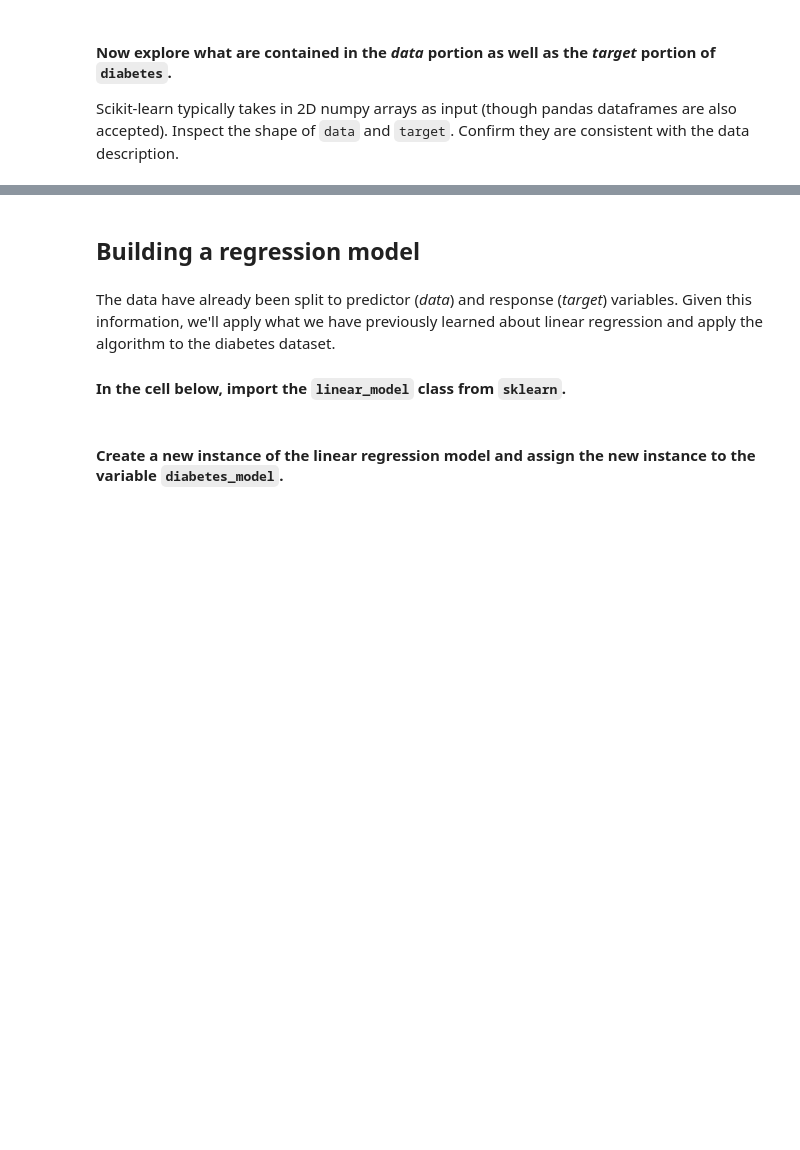
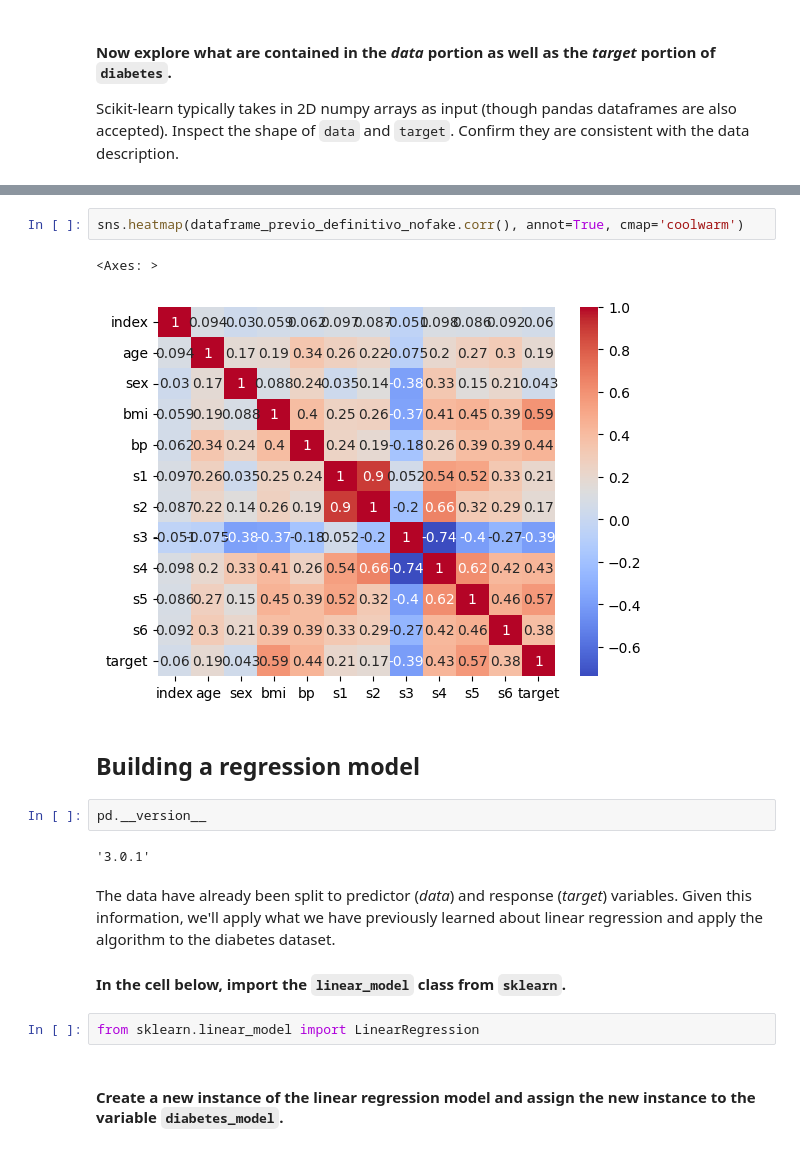
Before and after one commit to Avalverdep/2026-10-BILBAO-FT-Data-Science, a Jupyter notebook: 3-Machine_Learning/1-Supervisado/1-Regression/1-Linear_Regression/ejercicios/2 Diabetes.ipynb, the cells around one changed output, grey strips where cells are left out. Saved outputs shown, nothing was run; the diff lists cells and outputs as text; blank space fills up the shorter version.

```diff
--- a/3-Machine_Learning/1-Supervisado/1-Regression/1-Linear_Regression/ejercicios/2 Diabetes.ipynb
+++ b/3-Machine_Learning/1-Supervisado/1-Regression/1-Linear_Regression/ejercicios/2 Diabetes.ipynb
@@ -79,8 +130,19 @@ Scikit-learn typically takes in 2D numpy arrays as input (though pandas datafram
+# %%
+sns.heatmap(dataframe_previo_definitivo_nofake.corr(), annot=True, cmap='coolwarm')
+# %% [output]
+<Axes: >
+[figure, added]
 # %% [markdown]
 ## Building a regression model
+# %%
+pd.__version__
+# %% [output]
+'3.0.1'
 # %% [markdown]
 The data have already been split to predictor (*data*) and response (*target*) variables. Given this information, we'll apply what we have previously learned about linear regression and apply the algorithm to the diabetes dataset.
 
 #### In the cell below, import the `linear_model` class from `sklearn`.
+# %%
+from sklearn.linear_model import LinearRegression
 # %% [markdown]
 #### Create a new instance of the linear regression model and assign the new instance to the variable `diabetes_model`.
```
Also changed, not shown: parts of 20 cells of this notebook, 2 other files.
